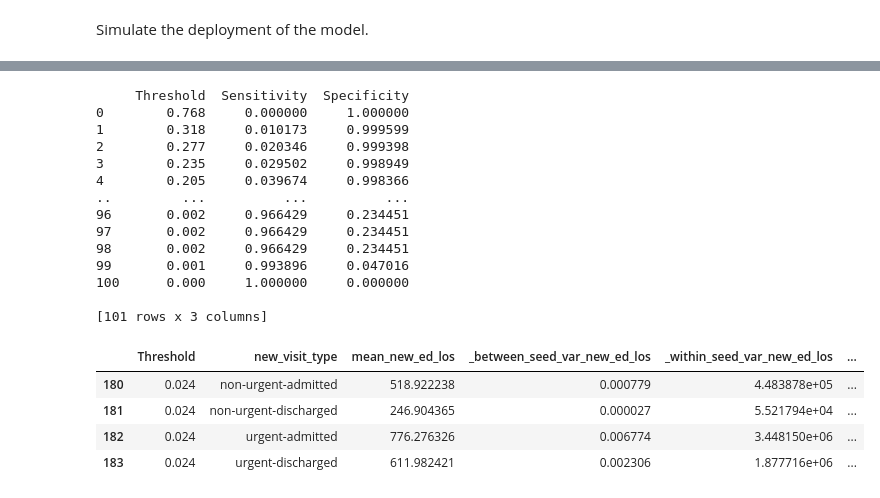
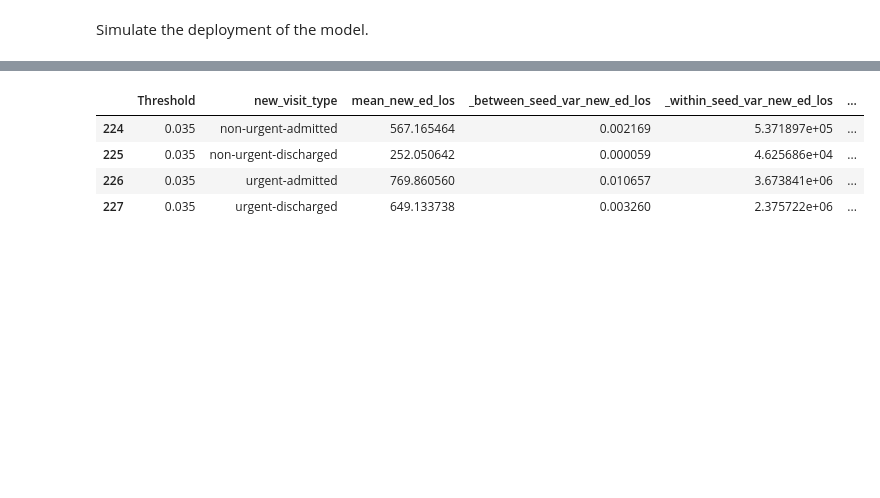
Before and after one commit to hcoggan/decompensation-prediction, a Jupyter notebook: model-deployment.ipynb, the cells around one changed output, grey strips where cells are left out. Saved outputs shown, nothing was run; the diff lists cells and outputs as text; code cells hidden in the pictures; blank space fills up the shorter version.

```diff
--- a/model-deployment.ipynb
+++ b/model-deployment.ipynb
@@ -1498,40 +1504,27 @@ Saved /Users/helenacoggan/mnt/chip-lacava-e2/Groups/ch265493/BCH-ED/decompensati
 # %%
 #Load results.
 test_df = pd.read_csv(save_filepath + "outputs/test-preds.csv", index_col=0)
 sensitivity_df = compute_sensitivity(test_df, with_specificity=True)
 
 
 overall_results = pd.read_csv(save_filepath + "outputs/overall-sim-results.csv", index_col=0).merge(sensitivity_df, on="Threshold", how='inner')
 results_by_old_type = pd.read_csv(save_filepath + "outputs/sim-results-by-original-visit-type.csv", index_col=0).merge(sensitivity_df, on="Threshold", how='inner')
 results_by_new_type = pd.read_csv(save_filepath + "outputs/sim-results-by-new-visit-type.csv", index_col=0).merge(sensitivity_df, on="Threshold", how='inner')
 
 
 
 #What is the highest sensivity at which the model can be used without causing any overall changes?
 overall_ed_los_limit = 5
 
 sensitivity_limit = overall_results[overall_results['mean_change_in_ed_los'] < overall_ed_los_limit]['Sensitivity'].max()
-results_by_new_type = results_by_new_type[results_by_new_type['Sensitivity'] == sensitivity_limit]
+overall_results_at_sens_limit = overall_results[overall_results['Sensitivity'] == sensitivity_limit]
+groupwise_results_by_new_type = results_by_new_type[results_by_new_type['Sensitivity'] == sensitivity_limit]
 
 
-results_by_new_type
+groupwise_results_by_new_type
 # %% [output]
-     Threshold  Sensitivity  Specificity
-0        0.768     0.000000     1.000000
-1        0.318     0.010173     0.999599
-2        0.277     0.020346     0.999398
-3        0.235     0.029502     0.998949
-4        0.205     0.039674     0.998366
-..         ...          ...          ...
-96       0.002     0.966429     0.234451
-97       0.002     0.966429     0.234451
-98       0.002     0.966429     0.234451
-99       0.001     0.993896     0.047016
-100      0.000     1.000000     0.000000
-
-[101 rows x 3 columns]
 |  | Threshold | new_visit_type | mean_new_ed_los | _between_seed_var_new_ed_los | _within_seed_var_new_ed_los | ... |
-| 180 | 0.024 | non-urgent-admitted | 518.922238 | 0.000779 | 4.483878e+05 | ... |
-| 181 | 0.024 | non-urgent-discharged | 246.904365 | 0.000027 | 5.521794e+04 | ... |
-| 182 | 0.024 | urgent-admitted | 776.276326 | 0.006774 | 3.448150e+06 | ... |
-| 183 | 0.024 | urgent-discharged | 611.982421 | 0.002306 | 1.877716e+06 | ... |
+| 224 | 0.035 | non-urgent-admitted | 567.165464 | 0.002169 | 5.371897e+05 | ... |
+| 225 | 0.035 | non-urgent-discharged | 252.050642 | 0.000059 | 4.625686e+04 | ... |
+| 226 | 0.035 | urgent-admitted | 769.860560 | 0.010657 | 3.673841e+06 | ... |
+| 227 | 0.035 | urgent-discharged | 649.133738 | 0.003260 | 2.375722e+06 | ... |
```
Also changed, not shown: parts of 9 cells of this notebook, 8 other files.
